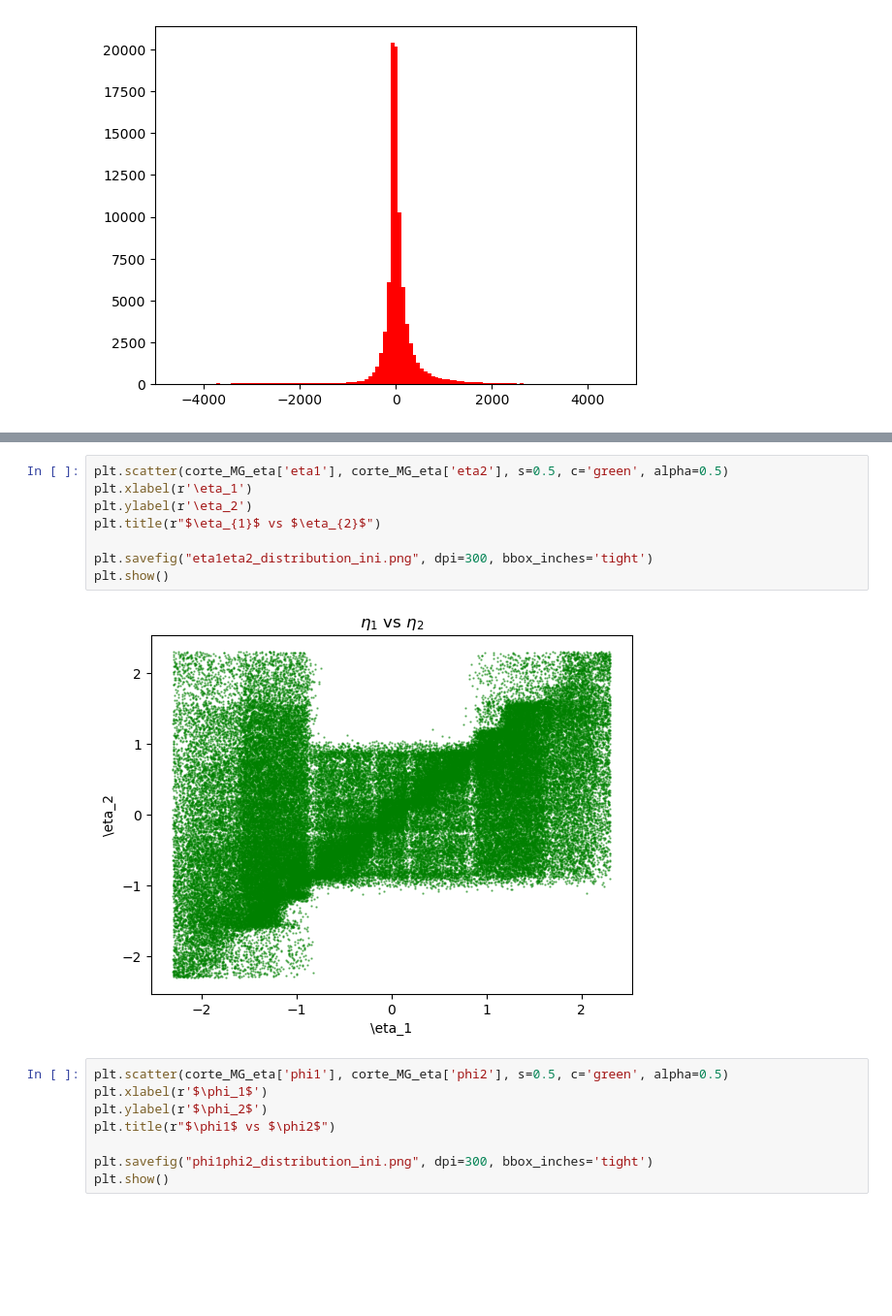
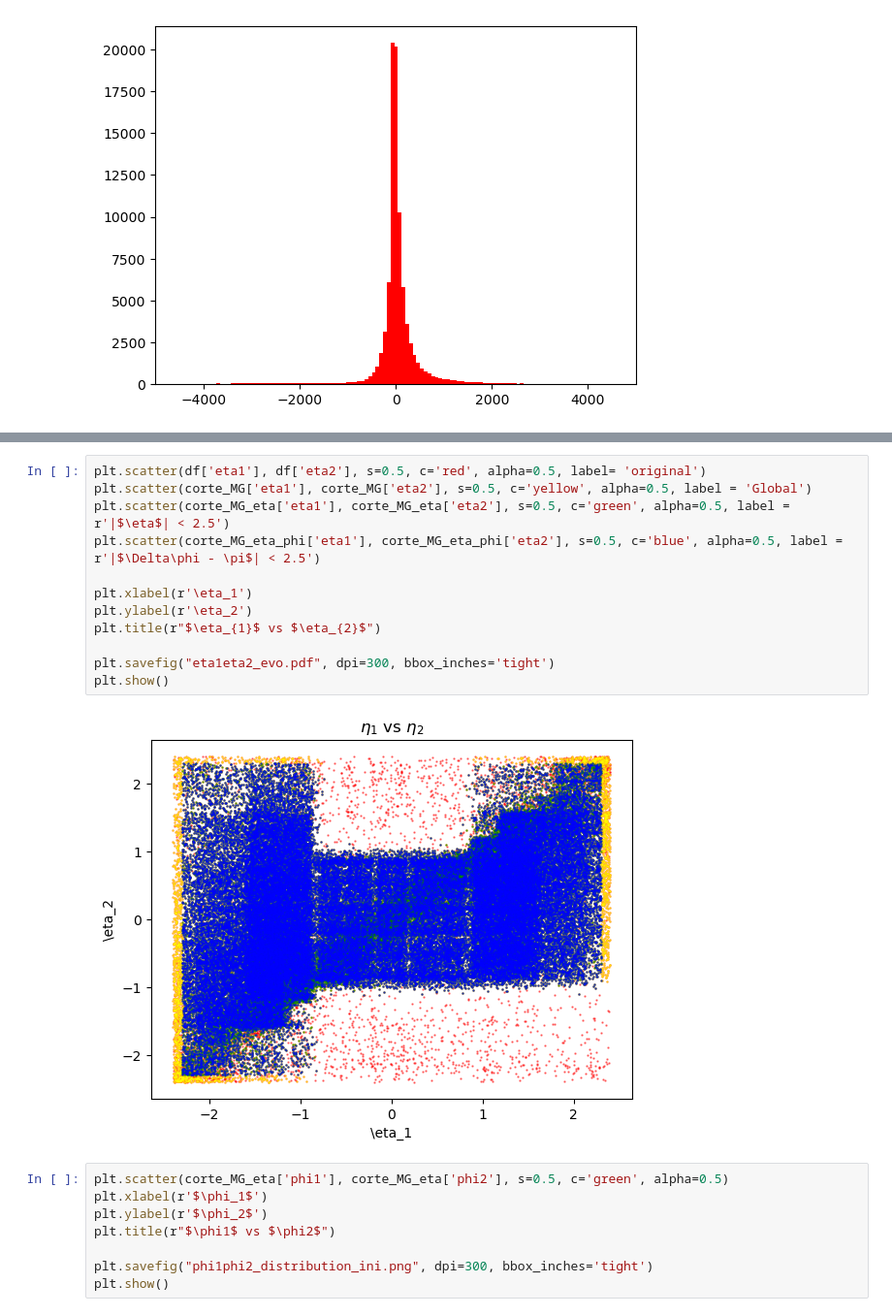
Before and after one commit to ProgramasParaFisicaDeParticulas/blindsampleanalysiswithcsv9-Art-999, a Jupyter notebook: Sample_desconocida.ipynb, the cells around one changed output, grey strips where cells are left out. Shown at 97% size. Cells and saved outputs as stored; diff of their text form; blank space fills up the shorter version.

```diff
--- a/Sample_desconocida.ipynb
+++ b/Sample_desconocida.ipynb
@@ -413,13 +626,17 @@ plt.show()
 # %%
-plt.scatter(corte_MG_eta['eta1'], corte_MG_eta['eta2'], s=0.5, c='green', alpha=0.5)
+plt.scatter(df['eta1'], df['eta2'], s=0.5, c='red', alpha=0.5, label= 'original')
+plt.scatter(corte_MG['eta1'], corte_MG['eta2'], s=0.5, c='yellow', alpha=0.5, label = 'Global')
+plt.scatter(corte_MG_eta['eta1'], corte_MG_eta['eta2'], s=0.5, c='green', alpha=0.5, label = r'|$\eta$| < 2.5')
+plt.scatter(corte_MG_eta_phi['eta1'], corte_MG_eta_phi['eta2'], s=0.5, c='blue', alpha=0.5, label = r'|$\Delta\phi - \pi$| < 2.5')
+
 plt.xlabel(r'\eta_1')
 plt.ylabel(r'\eta_2')
 plt.title(r"$\eta_{1}$ vs $\eta_{2}$")
 
-plt.savefig("eta1eta2_distribution_ini.png", dpi=300, bbox_inches='tight')
+plt.savefig("eta1eta2_evo.pdf", dpi=300, bbox_inches='tight')
 plt.show()
 # %% [output]
-[figure, old version]
+[figure, new version]
 # %%
 plt.scatter(corte_MG_eta['phi1'], corte_MG_eta['phi2'], s=0.5, c='green', alpha=0.5)
 plt.xlabel(r'$\phi_1$')
```
Also changed, not shown: parts of 55 cells of this notebook.
